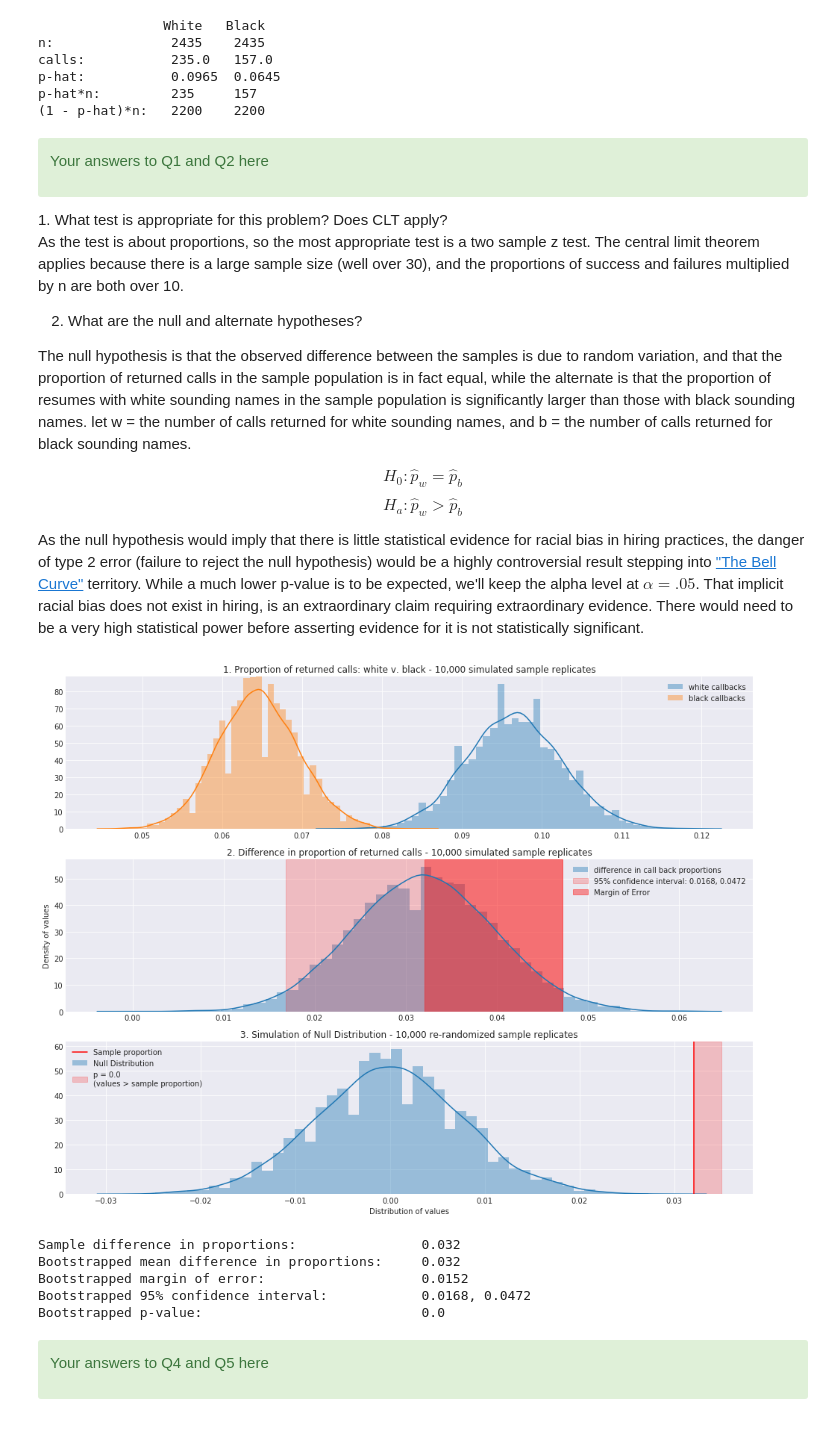
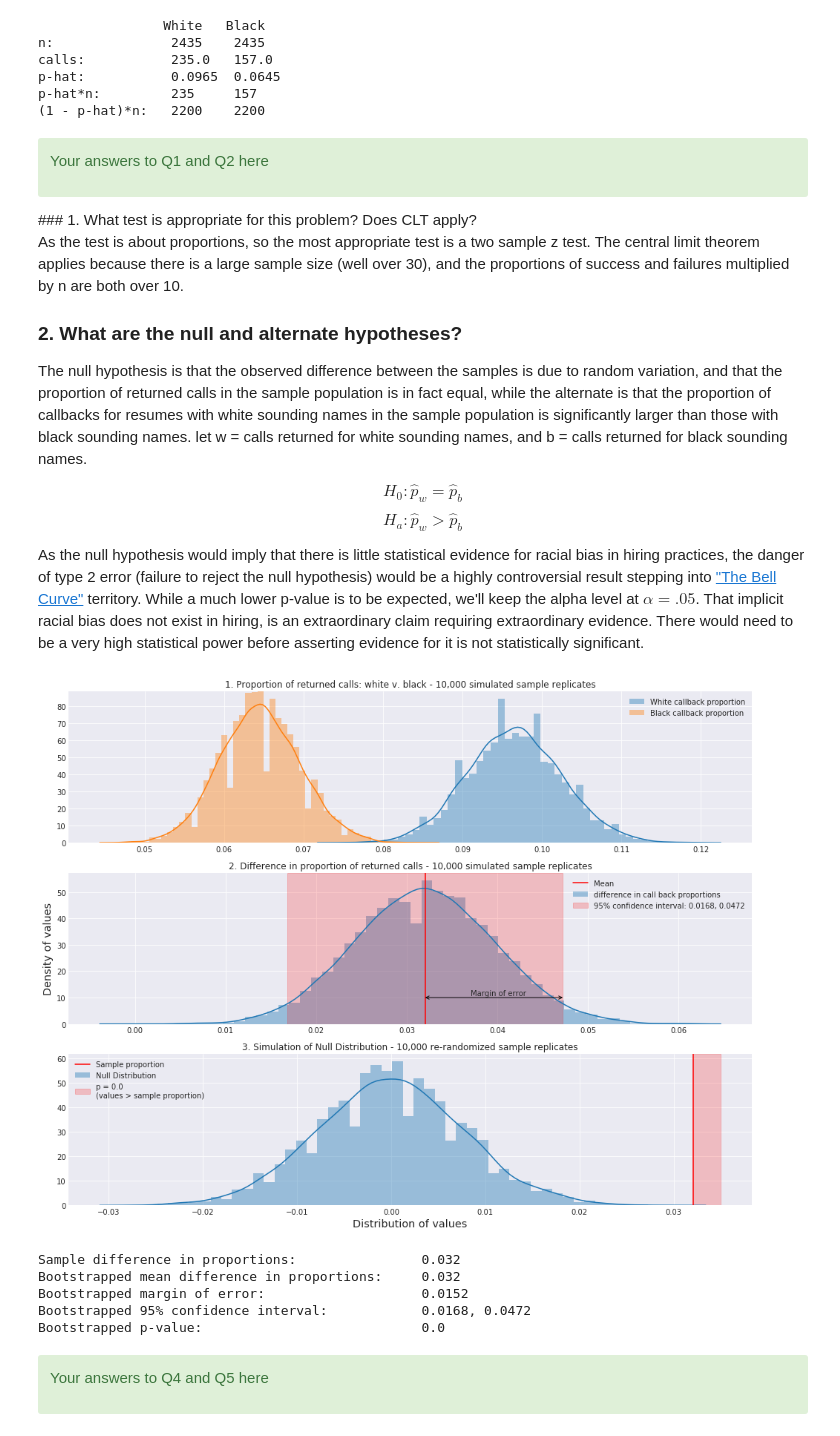
Before and after one commit to Nhorning/EDA_racial_discrimination, a Jupyter notebook: sliderule_dsi_inferential_statistics_exercise_2.ipynb, the cells around one changed output. Cells and saved outputs as stored; diff of their text form; code cells hidden in the pictures.

```diff
--- a/sliderule_dsi_inferential_statistics_exercise_2.ipynb
+++ b/sliderule_dsi_inferential_statistics_exercise_2.ipynb
@@ -97,13 +97,13 @@ p-hat*n:         235     157
 <div class="span5 alert alert-success">
 <p>Your answers to Q1 and Q2 here</p>
 </div>
-1. What test is appropriate for this problem? Does CLT apply?
+### 1. What test is appropriate for this problem? Does CLT apply?
 
 As the test is about proportions, so the most appropriate test is a two sample z test. The central limit theorem applies because there is a large sample size (well over 30), and the proportions of success and failures multiplied by n are both over 10.
 
-2. What are the null and alternate hypotheses?
+### 2. What are the null and alternate hypotheses?
 
-The null hypothesis is that the observed difference between the samples is due to random variation, and that the proportion of returned calls in the sample population is in fact equal, while the alternate is that the proportion of resumes with white sounding names in the sample population is significantly larger than those with black sounding names. let w = the number of calls returned for white sounding names, and b = the number of calls returned for black sounding names.
+The null hypothesis is that the observed difference between the samples is due to random variation, and that the proportion of returned calls in the sample population is in fact equal, while the alternate is that the proportion of callbacks for resumes with white sounding names in the sample population is significantly larger than those with black sounding names. let w = calls returned for white sounding names, and b = calls returned for black sounding names.
 
 $$H_0: \hat{p}_{w} = \hat{p}_{b}$$
 $$H_a: \hat{p}_{w} > \hat{p}_{b}$$
@@ -169,13 +169,17 @@ bs_ME = diffconint[1] - bs_diff_mu
 f, ax = plt.subplots(3, 1)
 
 #plot distributions
-sns.distplot(bs_pr_w, ax=ax[0], label='white callbacks')
-sns.distplot(bs_pr_b, ax=ax[0], label='black callbacks')
+sns.distplot(bs_pr_w, ax=ax[0], label='White callback proportion')
+sns.distplot(bs_pr_b, ax=ax[0], label='Black callback proportion')
 sns.distplot(bs_diffpr, ax=ax[1], label='difference in call back proportions')
 conintstr = str(round(diffconint[0],4))+', '+str(round(diffconint[1],4))
 ax[1].axvspan(diffconint[0], diffconint[1], color='r', alpha=.2, label = '95% confidence interval: '+conintstr)
-#ax[1].axvline(bs_diff_mu, label='Mean')
-ax[1].axvspan(bs_diff_mu, diffconint[1],  color='r', alpha=.4, label = 'Margin of Error')
+ax[1].axvline(bs_diff_mu, color='r', label='Mean')
+ax[1].annotate('', xy = (bs_diff_mu,10 ), \
+    xytext = (diffconint[1], 10), fontsize = 11, \
+    color = '#303030', arrowprops=dict(edgecolor='black', arrowstyle = '<->', shrinkA = 0, shrinkB = 0))
+ax[1].text(bs_diff_mu+.005,11, 'Margin of error')
+#ax[1].axvspan(bs_diff_mu, diffconint[1],  color='r', alpha=.4, label = 'Margin of Error')
 ax[0].legend()
 ax[1].legend()
 
@@ -190,36 +194,36 @@ nulldiff = fakew - fakeb
 
 #find proportion of the null  >= than sample difference in proportions
 bs_p = np.sum(nulldiff >= sdp)/len(nulldiff)
 #print(bs_p)
 
 #plot null distribution and p value
 sns.distplot(nulldiff, ax=ax[2], label='Null Distribution')
 ax[2].axvline(sdp, color='r', label='Sample proportion')
 
 ax[2].axvspan(sdp, .035, color='r', alpha=.2, label='p = '+str(bs_p)+'\n(values > sample proportion)')
 ax[2].legend()
 
 #style, label and show plots
 sns.set_style('darkgrid')
 f.set_size_inches(16.5,12.75)
 ax[0].set_title('1. Proportion of returned calls: white v. black - 10,000 simulated sample replicates')
 ax[1].set_title('2. Difference in proportion of returned calls - 10,000 simulated sample replicates')
 ax[2].set_title('3. Simulation of Null Distribution - 10,000 re-randomized sample replicates')
-ax[2].set_xlabel('Distribution of values')
-ax[1].set_ylabel('Density of values')
+ax[2].set_xlabel('Distribution of values', fontsize='x-large')
+ax[1].set_ylabel('Density of values', fontsize='x-large')
 
 
 plt.show()
 
 #print values
 print('Sample difference in proportions:\t\t',round(sdp,4))
 print('Bootstrapped mean difference in proportions:\t', round(bs_diff_mu,4))
 print('Bootstrapped margin of error:\t\t\t', round(bs_ME,4))
 
 print('Bootstrapped 95% confidence interval:\t\t',conintstr)
 print('Bootstrapped p-value:\t\t\t\t', bs_p)
 # %% [output]
-[figure, old version]
+[figure, new version]
 Sample difference in proportions:                0.032
 Bootstrapped mean difference in proportions:     0.032
 Bootstrapped margin of error:                    0.0152
```
Also changed, not shown: parts of 3 cells of this notebook.
